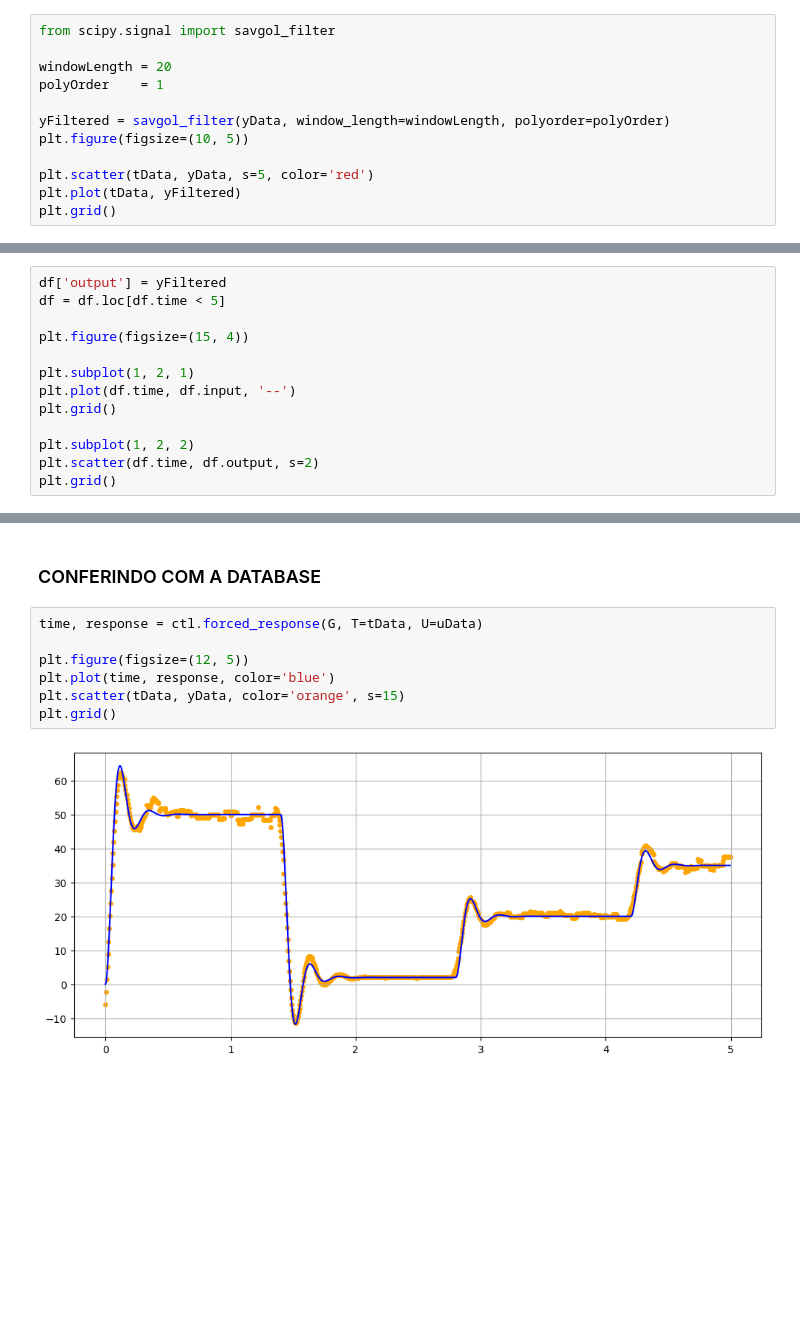
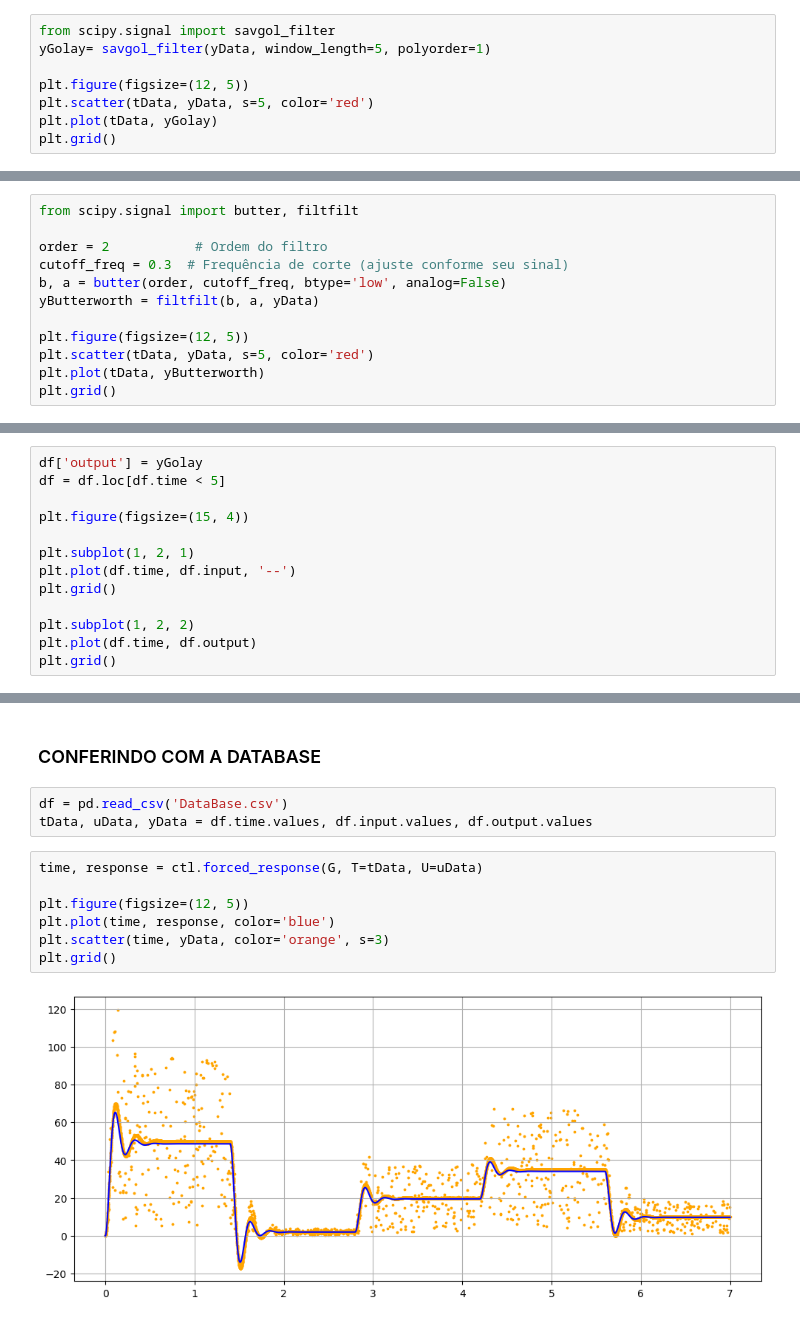
Before and after one commit to KlaussMarchi/PyTrole, a Jupyter notebook: Linear/EXPERIMENTAL/Analisys.ipynb, the cells around one changed output, grey strips where cells are left out. Cells and saved outputs as stored; diff of their text form; blank space fills up the shorter version.

```diff
--- a/Linear/EXPERIMENTAL/Analisys.ipynb
+++ b/Linear/EXPERIMENTAL/Analisys.ipynb
@@ -155,13 +155,9 @@ plt.grid()
 # %%
 from scipy.signal import savgol_filter
+yGolay= savgol_filter(yData, window_length=5, polyorder=1)
 
-windowLength = 20
-polyOrder    = 1
-
-yFiltered = savgol_filter(yData, window_length=windowLength, polyorder=polyOrder)
-plt.figure(figsize=(10, 5))
-
+plt.figure(figsize=(12, 5))
 plt.scatter(tData, yData, s=5, color='red')
-plt.plot(tData, yFiltered)
+plt.plot(tData, yGolay)
 plt.grid()
 # %% [output]
@@ -168,0 +204,12 @@ plt.grid()
+# %%
+from scipy.signal import butter, filtfilt
+
+order = 2           # Ordem do filtro
+cutoff_freq = 0.3  # Frequência de corte (ajuste conforme seu sinal)
+b, a = butter(order, cutoff_freq, btype='low', analog=False)
+yButterworth = filtfilt(b, a, yData)
+
+plt.figure(figsize=(12, 5))
+plt.scatter(tData, yData, s=5, color='red')
+plt.plot(tData, yButterworth)
+plt.grid()
@@ -169,5 +220,5 @@ plt.grid()
 # %%
-df['output'] = yFiltered
+df['output'] = yGolay
 df = df.loc[df.time < 5]
 
 plt.figure(figsize=(15, 4))
@@ -177,6 +228,6 @@ plt.plot(df.time, df.input, '--')
 plt.grid()
 
 plt.subplot(1, 2, 2)
-plt.scatter(df.time, df.output, s=2)
+plt.plot(df.time, df.output)
 plt.grid()
 # %% [output]
@@ -211,14 +262,17 @@ $$\frac{845.3}{s^2 + 21.45 s + 845.7}$$
 # %% [markdown]
 ### CONFERINDO COM A DATABASE
+# %%
+df = pd.read_csv('DataBase.csv')
+tData, uData, yData = df.time.values, df.input.values, df.output.values
 # %%
 time, response = ctl.forced_response(G, T=tData, U=uData)
 
 plt.figure(figsize=(12, 5))
 plt.plot(time, response, color='blue')
-plt.scatter(tData, yData, color='orange', s=15)
+plt.scatter(time, yData, color='orange', s=3)
 plt.grid()
 # %% [output]
-[figure, old version]
+[figure, new version]
 # %%
 def sympyFunction(tf):
     num, den = ctl.tfdata(tf)
```
Also changed, not shown: parts of 19 cells of this notebook, 43 other files.
